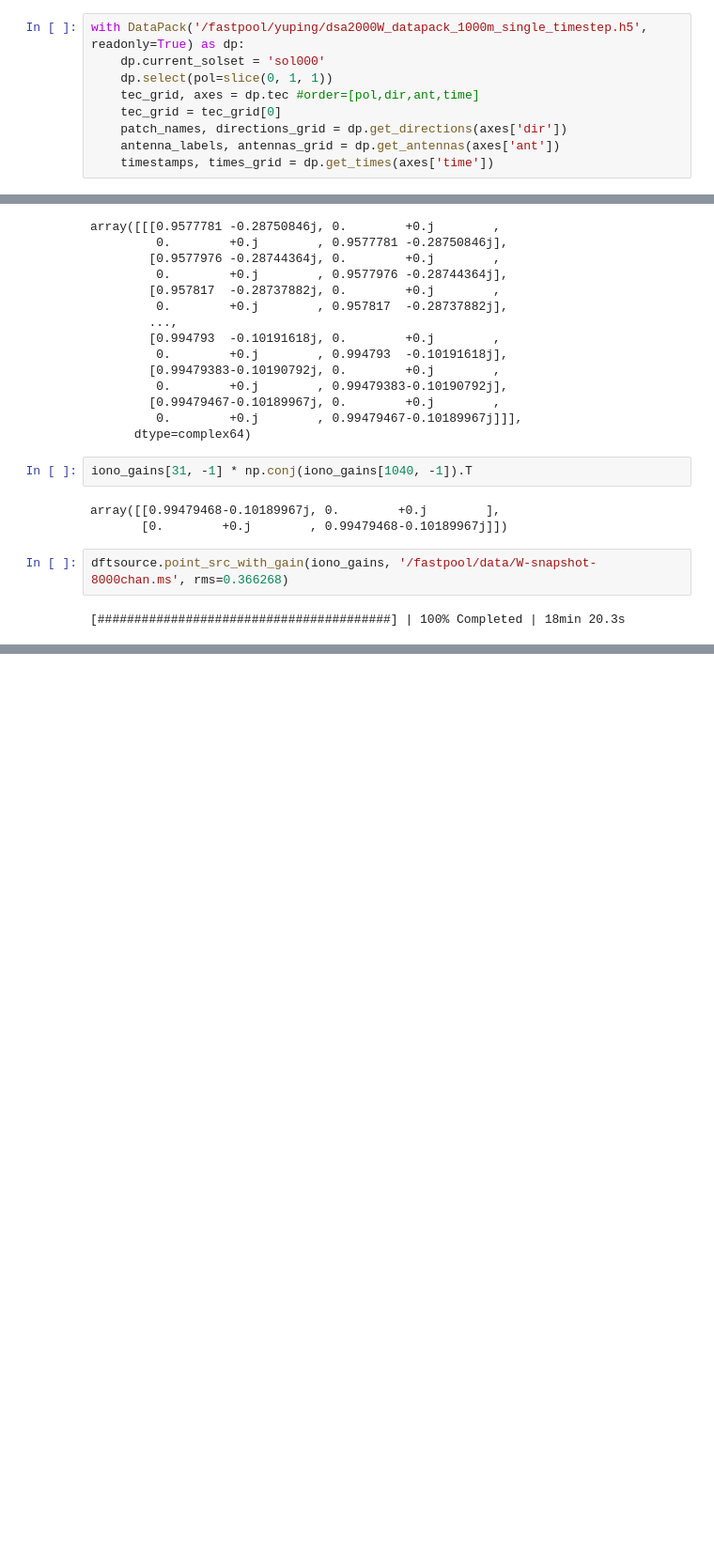
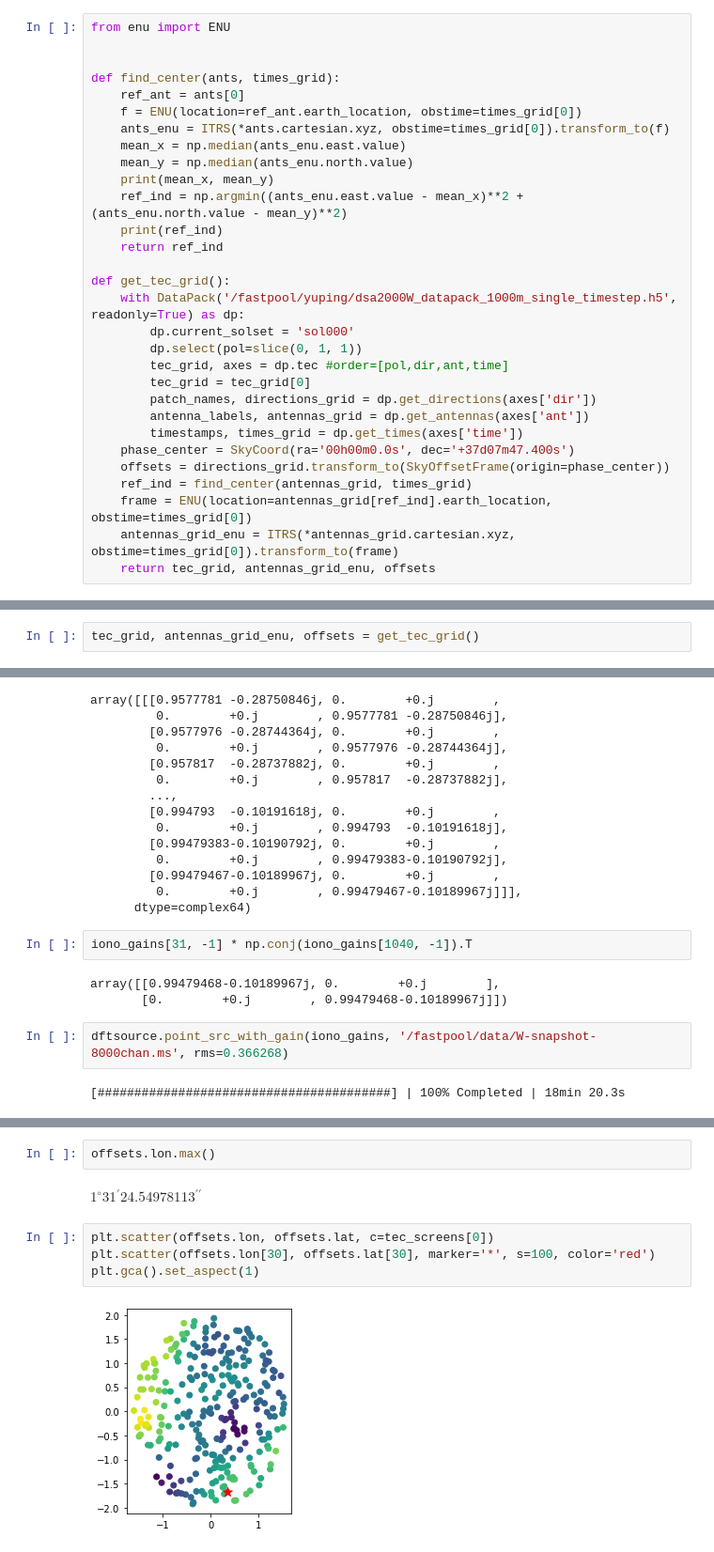
Before and after one commit to yupinghuang/sim-toolkit, a Jupyter notebook: notebooks/iono.ipynb, the cells around one changed output, grey strips where cells are left out. Shown at 94% size. Saved outputs shown, nothing was run; the diff lists cells and outputs as text; blank space fills up the shorter version.

```diff
--- a/notebooks/iono.ipynb
+++ b/notebooks/iono.ipynb
@@ -25,11 +25,32 @@ Time resolution: I'm currently doing 1-min. The planned integration time is 1.5s
 # %% [markdown]
 # IO stuff
 # %%
-with DataPack('/fastpool/yuping/dsa2000W_datapack_1000m_single_timestep.h5', readonly=True) as dp:
-    dp.current_solset = 'sol000'
-    dp.select(pol=slice(0, 1, 1))
-    tec_grid, axes = dp.tec #order=[pol,dir,ant,time]
-    tec_grid = tec_grid[0]
-    patch_names, directions_grid = dp.get_directions(axes['dir'])
-    antenna_labels, antennas_grid = dp.get_antennas(axes['ant'])
-    timestamps, times_grid = dp.get_times(axes['time'])
+from enu import ENU
+
+
+def find_center(ants, times_grid):
+    ref_ant = ants[0]
+    f = ENU(location=ref_ant.earth_location, obstime=times_grid[0])
+    ants_enu = ITRS(*ants.cartesian.xyz, obstime=times_grid[0]).transform_to(f)
+    mean_x = np.median(ants_enu.east.value)
+    mean_y = np.median(ants_enu.north.value)
+    print(mean_x, mean_y)
+    ref_ind = np.argmin((ants_enu.east.value - mean_x)**2 + (ants_enu.north.value - mean_y)**2)
+    print(ref_ind)
+    return ref_ind
+
+def get_tec_grid():
+    with DataPack('/fastpool/yuping/dsa2000W_datapack_1000m_single_timestep.h5', readonly=True) as dp:
+        dp.current_solset = 'sol000'
+        dp.select(pol=slice(0, 1, 1))
+        tec_grid, axes = dp.tec #order=[pol,dir,ant,time]
+        tec_grid = tec_grid[0]
+        patch_names, directions_grid = dp.get_directions(axes['dir'])
+        antenna_labels, antennas_grid = dp.get_antennas(axes['ant'])
+        timestamps, times_grid = dp.get_times(axes['time'])
+    phase_center = SkyCoord(ra='00h00m0.0s', dec='+37d07m47.400s')
+    offsets = directions_grid.transform_to(SkyOffsetFrame(origin=phase_center))
+    ref_ind = find_center(antennas_grid, times_grid)
+    frame = ENU(location=antennas_grid[ref_ind].earth_location, obstime=times_grid[0])
+    antennas_grid_enu = ITRS(*antennas_grid.cartesian.xyz, obstime=times_grid[0]).transform_to(frame)
+    return tec_grid, antennas_grid_enu, offsets
@@ -87,0 +57,2 @@ Text(0.5, 1.0, 'Color=up')
+# %%
+tec_grid, antennas_grid_enu, offsets = get_tec_grid()
@@ -353,0 +337,10 @@ dftsource.point_src_with_gain(iono_gains, '/fastpool/data/W-snapshot-8000chan.ms
+# %%
+offsets.lon.max()
+# %% [output]
+$1^\circ31{}^\prime24.54978113{}^{\prime\prime}$
+# %%
+plt.scatter(offsets.lon, offsets.lat, c=tec_screens[0])
+plt.scatter(offsets.lon[30], offsets.lat[30], marker='*', s=100, color='red')
+plt.gca().set_aspect(1)
+# %% [output]
+[figure, added]
```
Also changed, not shown: parts of 62 cells of this notebook, 5 other files.
